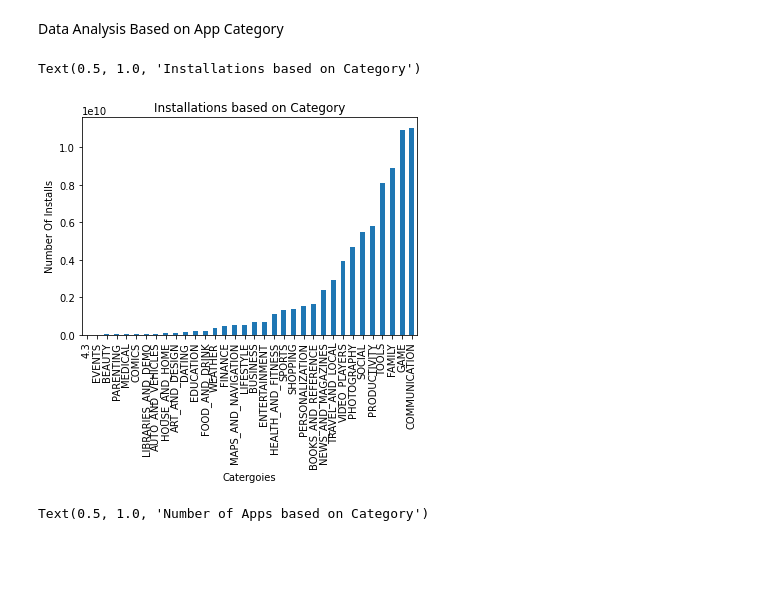
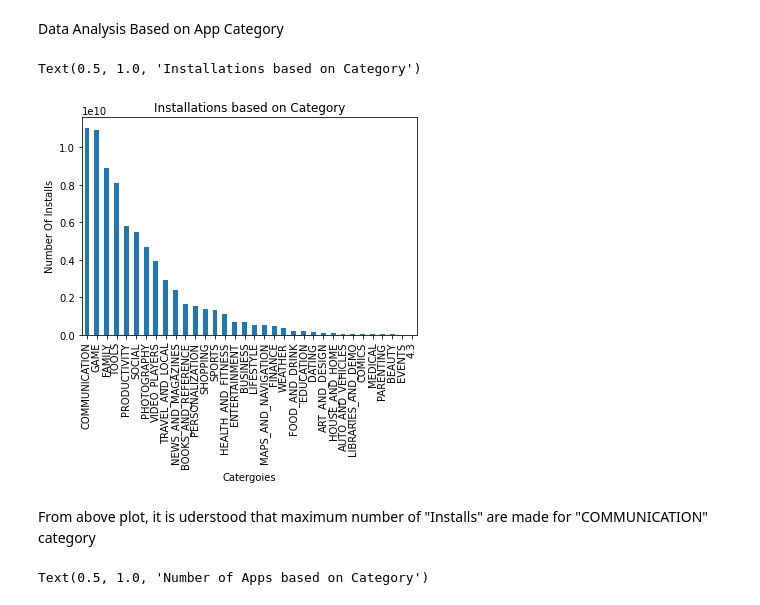
Before and after one commit to amumorde/Play_store_App_review_analysis, a Jupyter notebook: Copy_of_Play_Store_App_Review_Analysis_Capstone_Project.ipynb, the cells around one changed output. Drawn from its saved outputs; the diff is of its cells as text; code cells hidden in the pictures; blank space fills up the shorter version.

Commit message:
Graph for "Categories" VS "number of Installs " is plotted in descending order.

```diff
--- a/Copy_of_Play_Store_App_Review_Analysis_Capstone_Project.ipynb
+++ b/Copy_of_Play_Store_App_Review_Analysis_Capstone_Project.ipynb
@@ -257,13 +257,15 @@ playstore_Df.tail()
 Data Analysis Based on App Category
 # %%
 #Installations based on Category
-playstore_Df.groupby("Category")["Installs"].sum().sort_values().plot(kind = "bar")
+playstore_Df.groupby("Category")["Installs"].sum().sort_values(ascending =False).plot(kind = "bar")
 plt.xlabel("Catergoies")
 plt.ylabel("Number Of Installs")
 plt.title("Installations based on Category")
 # %% [output]
 Text(0.5, 1.0, 'Installations based on Category')
-[figure, old version]
+[figure, new version]
+# %% [markdown]
+From above plot, it is uderstood that maximum number of "Installs" are made for "COMMUNICATION" category
 # %%
 # Apps based on Category
 playstore_Df.groupby("Category")["App"].count().sort_values().plot(kind = "bar", color ="red")
```
Also changed, not shown: parts of 2 cells of this notebook.
